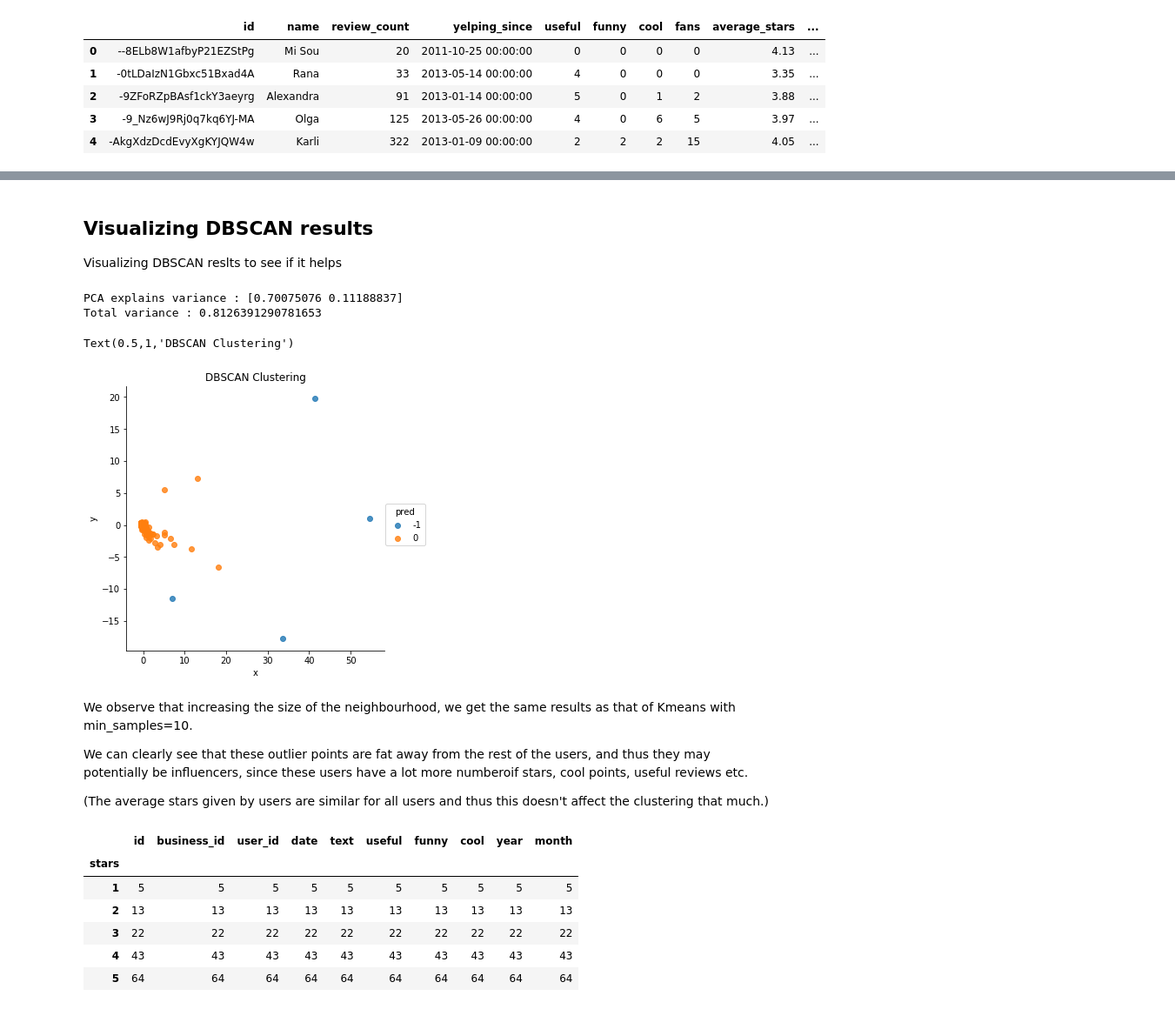
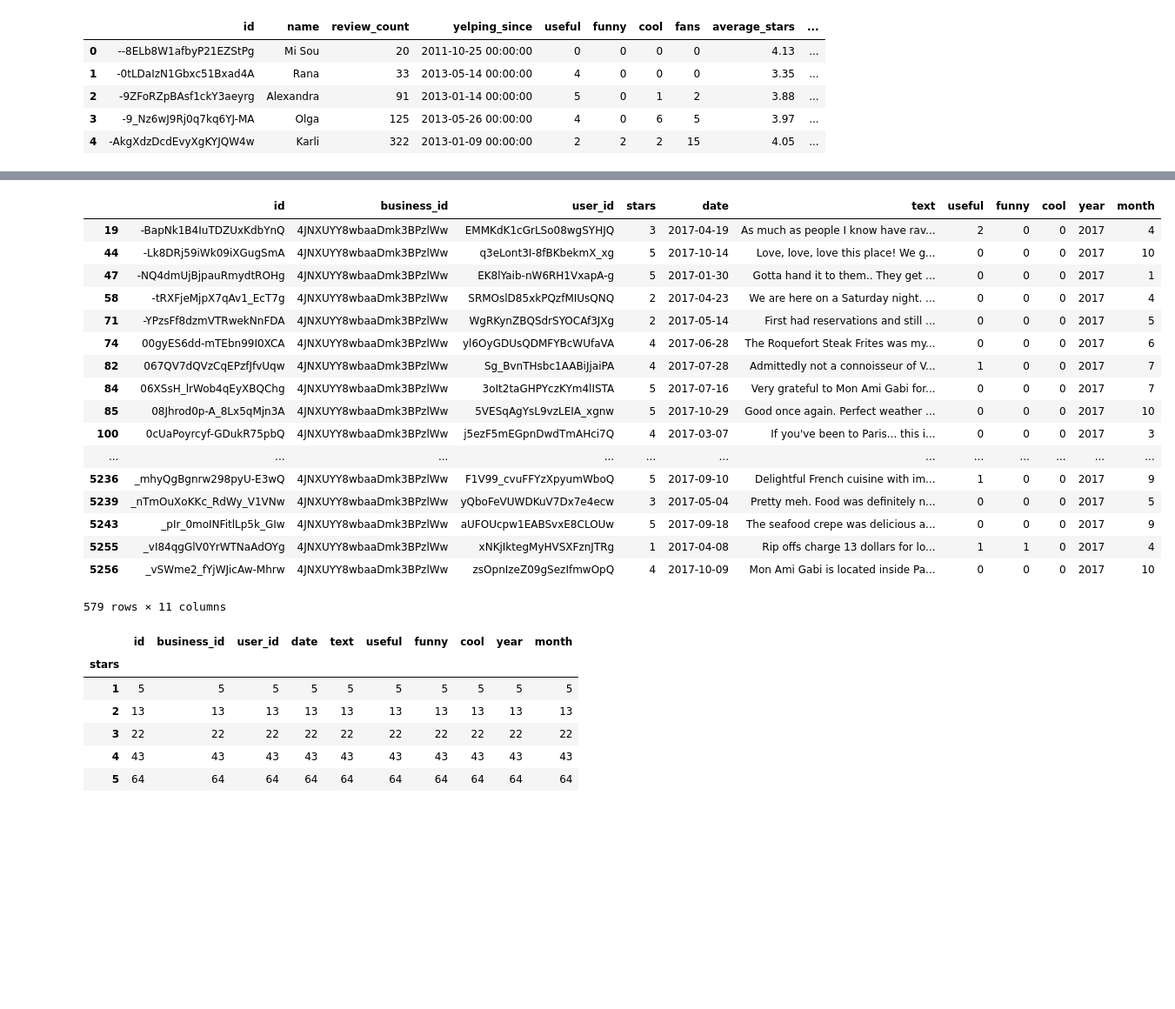
Before and after one commit to pulkitmaloo/Yelp-Dataset-Challenge, a Jupyter notebook: influencer_analysis_mon.ipynb, the cells around one changed output, grey strips where cells are left out. Shown at 87% size. Drawn from its saved outputs; the diff is of its cells as text; code cells hidden in the pictures; blank space fills up the shorter version.

```diff
--- a/influencer_analysis_mon.ipynb
+++ b/influencer_analysis_mon.ipynb
@@ -189,28 +142,2 @@ dtype: float64
-# %% [markdown]
-## Visualizing DBSCAN results
-
-Visualizing DBSCAN reslts to see if it helps
-# %%
-pca = PCA(n_components= 2, copy=True)
-x_2d = pca.fit_transform(x)
-x_2d_df = pd.DataFrame(x_2d)
-x_2d_df.columns = ["x","y"]
-x_2d_df["pred"] = pred
-
-print("PCA explains variance :", pca.explained_variance_ratio_)
-print("Total variance :", np.sum(pca.explained_variance_ratio_))
-sns.lmplot("x", "y", hue="pred", data=x_2d_df, fit_reg=False)
-plt.title("DBSCAN Clustering")
-# %% [output]
-PCA explains variance : [0.70075076 0.11188837]
-Total variance : 0.8126391290781653
-Text(0.5,1,'DBSCAN Clustering')
-[figure, removed]
-# %% [markdown]
-We observe that increasing the size of the neighbourhood, we get the same results as that of Kmeans with min_samples=10.
-
-We can clearly see that these outlier points are fat away from the rest of the users, and thus they may potentially be influencers, since these users have a lot more numberoif stars, cool points, useful reviews etc.
-
-(The average stars given by users are similar for all users and thus this doesn't affect the clustering that much.)
 # %%
 influ = list(mon_users.iloc[influencers, :]['id'])
@@ -219,3 +144,24 @@ influ = list(mon_users.iloc[influencers, :]['id'])
+# %%
+reviews
+# %% [output]
+|  | id | business_id | user_id | stars | date | text | useful | funny | cool | year | month |
+| 19 | -BapNk1B4IuTDZUxKdbYnQ | 4JNXUYY8wbaaDmk3BPzlWw | EMMKdK1cGrLSo08wgSYHJQ | 3 | 2017-04-19 | As much as people I know have rav... | 2 | 0 | 0 | 2017 | 4 |
+| 44 | -Lk8DRj59iWk09iXGugSmA | 4JNXUYY8wbaaDmk3BPzlWw | q3eLont3I-8fBKbekmX_xg | 5 | 2017-10-14 | Love, love, love this place! We g... | 0 | 0 | 0 | 2017 | 10 |
+| 47 | -NQ4dmUjBjpauRmydtROHg | 4JNXUYY8wbaaDmk3BPzlWw | EK8lYaib-nW6RH1VxapA-g | 5 | 2017-01-30 | Gotta hand it to them.. They get ... | 0 | 0 | 0 | 2017 | 1 |
+| 58 | -tRXFjeMjpX7qAv1_EcT7g | 4JNXUYY8wbaaDmk3BPzlWw | SRMOslD85xkPQzfMIUsQNQ | 2 | 2017-04-23 | We are here on a Saturday night. ... | 0 | 0 | 0 | 2017 | 4 |
+| 71 | -YPzsFf8dzmVTRwekNnFDA | 4JNXUYY8wbaaDmk3BPzlWw | WgRKynZBQSdrSYOCAf3JXg | 2 | 2017-05-14 | First had reservations and still ... | 0 | 0 | 0 | 2017 | 5 |
+| 74 | 00gyES6dd-mTEbn99I0XCA | 4JNXUYY8wbaaDmk3BPzlWw | yl6OyGDUsQDMFYBcWUfaVA | 4 | 2017-06-28 | The Roquefort Steak Frites was my... | 0 | 0 | 0 | 2017 | 6 |
+| 82 | 067QV7dQVzCqEPzfJfvUqw | 4JNXUYY8wbaaDmk3BPzlWw | Sg_BvnTHsbc1AABiJjaiPA | 4 | 2017-07-28 | Admittedly not a connoisseur of V... | 1 | 0 | 0 | 2017 | 7 |
+| 84 | 06XSsH_lrWob4qEyXBQChg | 4JNXUYY8wbaaDmk3BPzlWw | 3oIt2taGHPYczKYm4lISTA | 5 | 2017-07-16 | Very grateful to Mon Ami Gabi for... | 0 | 0 | 0 | 2017 | 7 |
+| 85 | 08Jhrod0p-A_8Lx5qMjn3A | 4JNXUYY8wbaaDmk3BPzlWw | 5VESqAgYsL9vzLEIA_xgnw | 5 | 2017-10-29 | Good once again. Perfect weather ... | 0 | 0 | 0 | 2017 | 10 |
+| 100 | 0cUaPoyrcyf-GDukR75pbQ | 4JNXUYY8wbaaDmk3BPzlWw | j5ezF5mEGpnDwdTmAHci7Q | 4 | 2017-03-07 | If you've been to Paris... this i... | 0 | 0 | 0 | 2017 | 3 |
+| ... | ... | ... | ... | ... | ... | ... | ... | ... | ... | ... | ... |
+| 5236 | _mhyQgBgnrw298pyU-E3wQ | 4JNXUYY8wbaaDmk3BPzlWw | F1V99_cvuFFYzXpyumWboQ | 5 | 2017-09-10 | Delightful French cuisine with im... | 1 | 0 | 0 | 2017 | 9 |
+| 5239 | _nTmOuXoKKc_RdWy_V1VNw | 4JNXUYY8wbaaDmk3BPzlWw | yQboFeVUWDKuV7Dx7e4ecw | 3 | 2017-05-04 | Pretty meh. Food was definitely n... | 0 | 0 | 0 | 2017 | 5 |
+| 5243 | _pIr_0moINFitlLp5k_GIw | 4JNXUYY8wbaaDmk3BPzlWw | aUFOUcpw1EABSvxE8CLOUw | 5 | 2017-09-18 | The seafood crepe was delicious a... | 0 | 0 | 0 | 2017 | 9 |
+| 5255 | _vI84qgGlV0YrWTNaAdOYg | 4JNXUYY8wbaaDmk3BPzlWw | xNKjIktegMyHVSXFznJTRg | 1 | 2017-04-08 | Rip offs charge 13 dollars for lo... | 1 | 1 | 0 | 2017 | 4 |
+| 5256 | _vSWme2_fYjWJicAw-Mhrw | 4JNXUYY8wbaaDmk3BPzlWw | zsOpnIzeZ09gSezIfmwOpQ | 4 | 2017-10-09 | Mon Ami Gabi is located inside Pa... | 0 | 0 | 0 | 2017 | 10 |
+579 rows × 11 columns
 # %%
 reviews[(reviews['month'].isin([8,9,10])) & (reviews['year']==2017)].groupby("stars").count()
 # %% [output]
```
Also changed, not shown: parts of 24 cells of this notebook.
